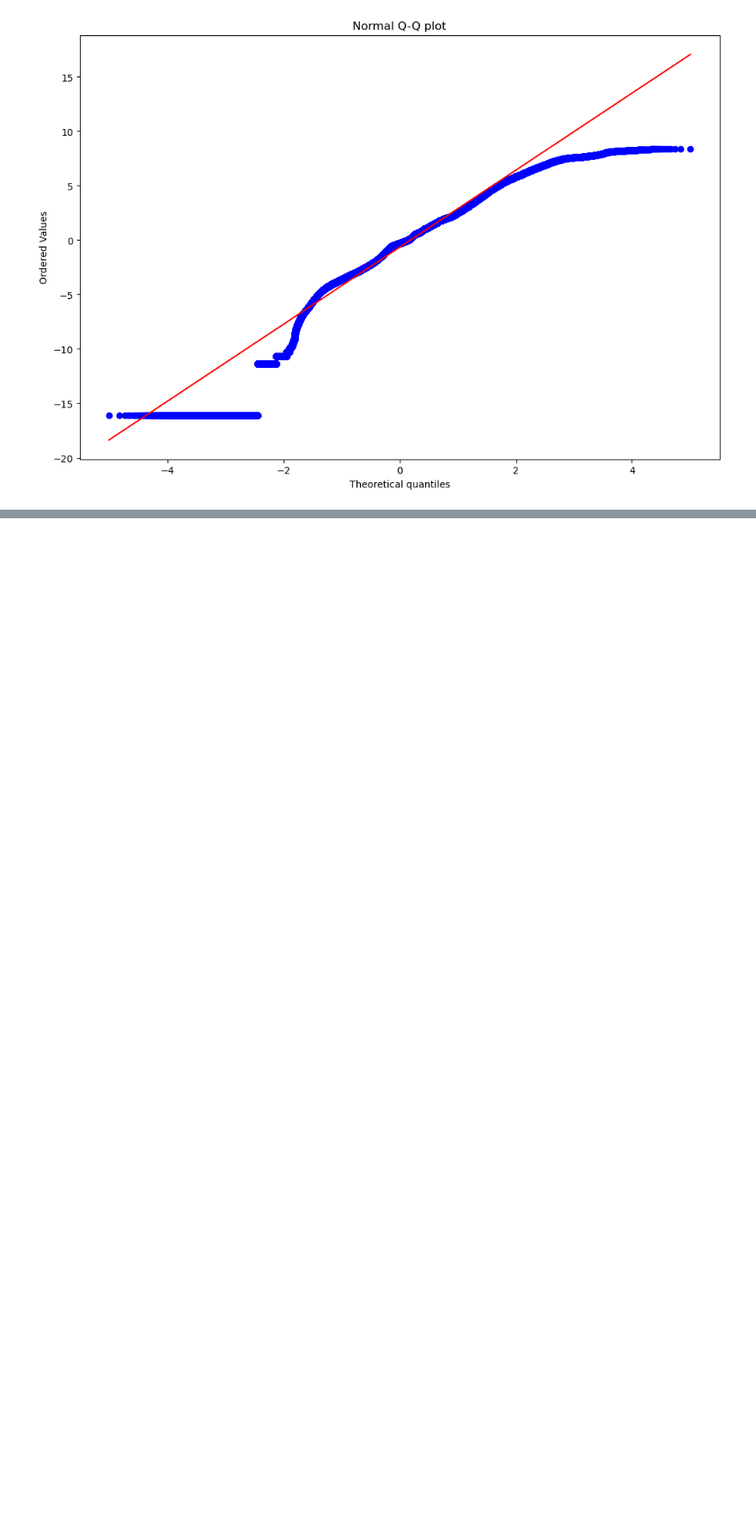
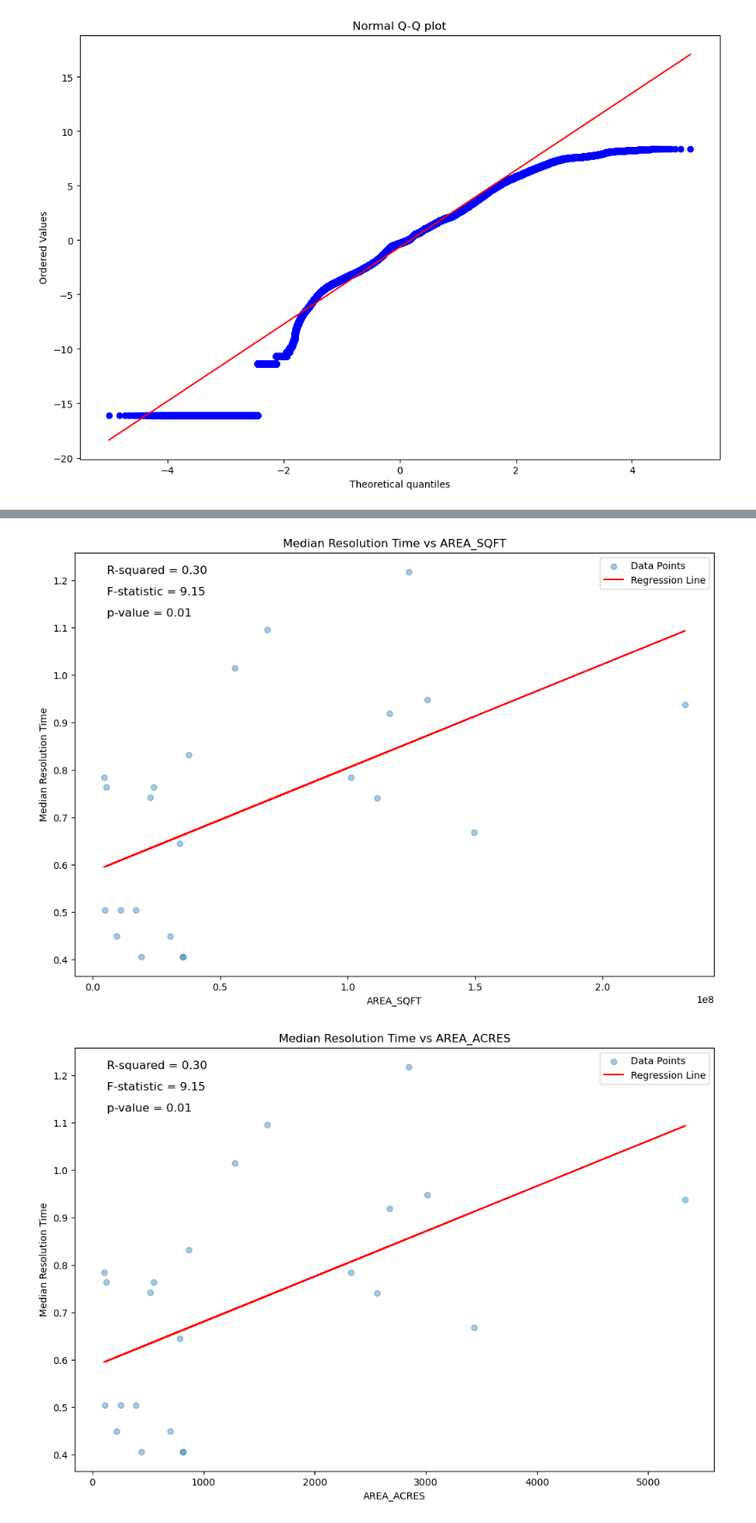
Before and after one commit to Laerk23/CS506-311ServiceTracker, a Jupyter notebook: fa23-team-d/notebooks/final_notebooks/poster_notebook.ipynb, the cells around one changed output, grey strips where cells are left out. Shown at 86% size. Saved outputs shown, nothing was run; the diff lists cells and outputs as text; code cells hidden in the pictures; blank space fills up the shorter version.

```diff
--- a/fa23-team-d/notebooks/final_notebooks/poster_notebook.ipynb
+++ b/fa23-team-d/notebooks/final_notebooks/poster_notebook.ipynb
@@ -205,0 +454,26 @@ plt.show()
+# %%
+for var in good_vars:
+    X = svi_grouped[var]
+    y = svi_grouped[dependent_var]
+    X = sm.add_constant(X)
+    model = sm.OLS(y, X).fit()
+    predictions = model.predict(X)
+
+    # Plotting
+    plt.figure(figsize=(12, 8))
+    plt.scatter(X[var], y, alpha=0.4, label='Data Points')
+    plt.plot(X[var], predictions, color='red', label='Regression Line')
+    plt.title(f'Median Resolution Time vs {var}')
+    plt.xlabel(var)
+    plt.ylabel('Median Resolution Time')
+
+    # Adding statistical info to the plot
+    plt.text(0.05, 0.95, f'R-squared = {model.rsquared:.2f}', fontsize=12, transform=plt.gca().transAxes)
+    plt.text(0.05, 0.90, f'F-statistic = {model.fvalue:.2f}', fontsize=12, transform=plt.gca().transAxes)
+    plt.text(0.05, 0.85, f'p-value = {model.f_pvalue:.2f}', fontsize=12, transform=plt.gca().transAxes)
+
+    plt.legend()
+    plt.show()
+# %% [output]
+[figure, added]
+[figure, added]
```
Also changed, not shown: parts of 17 cells of this notebook.
